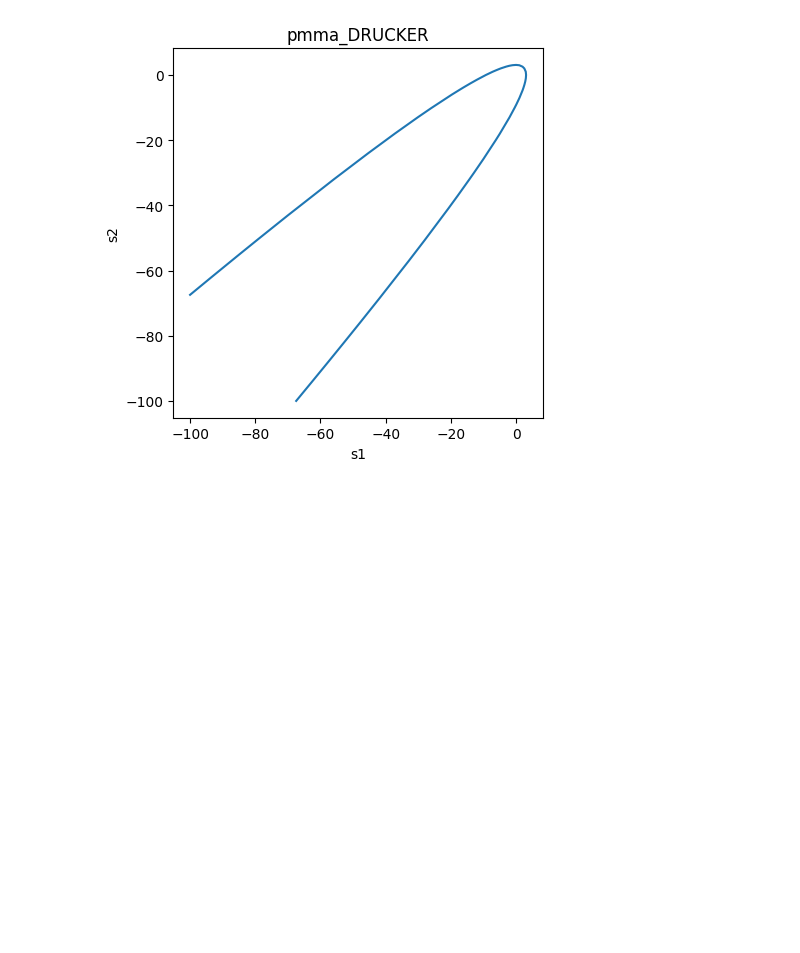
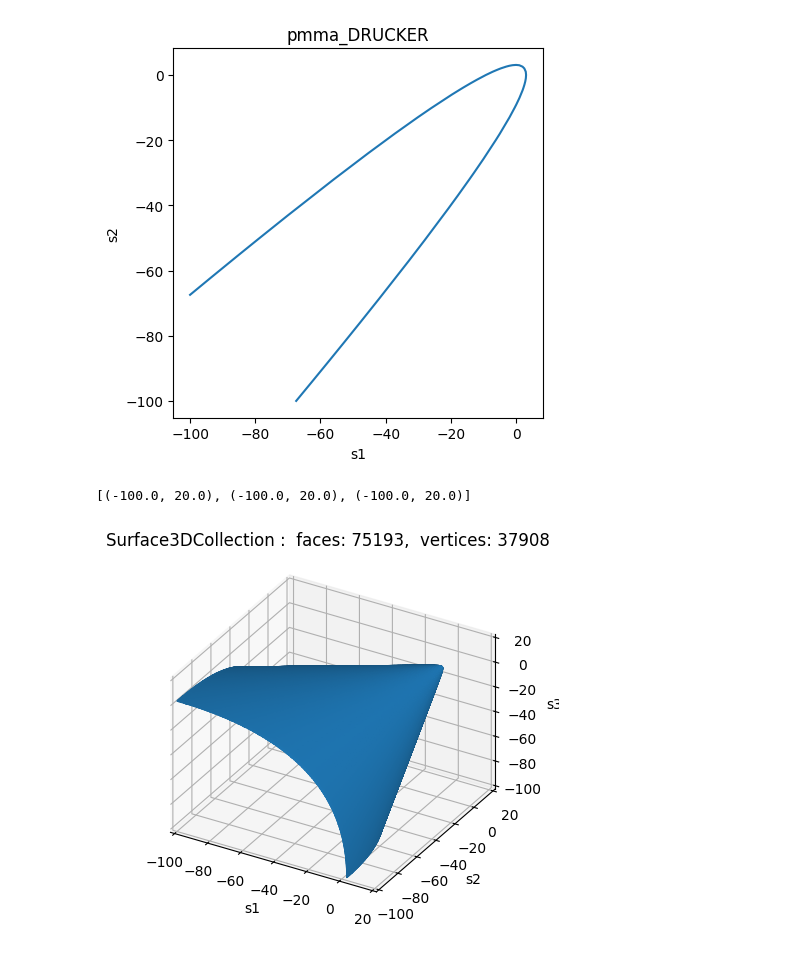
Before and after one commit to lyyc199586/cm-vis, a Jupyter notebook: examples/strength_plot.ipynb, the cells around one changed output. Drawn from its saved outputs; the diff is of its cells as text; code cells hidden in the pictures; blank space fills up the shorter version.

```diff
--- a/examples/strength_plot.ipynb
+++ b/examples/strength_plot.ipynb
@@ -26,4 +26,21 @@ surface.gen(data_dir=data_dir)
 # %% [output]
 Saved to: ../data/strength//ss_pmma_DRUCKER_props[3.08, 9.24]_srange[-100, 100, 201].npy
 [figure]
+# %%
+# 3D iso surface
+import glob
+import matplotlib.pyplot as plt
+from cm_vis.strength.plot import SurfacePlotter
+
+data_dir = "../data/strength/"
+ss = glob.glob(data_dir + "*drucker*.npy")
+
+plotter = SurfacePlotter(ss[0])
+ax = plotter.plot(alpha=0.3)
+
+minmax = [-100, 20]
+ax.set(xlim=minmax, ylim=minmax, zlim=minmax)
+# %% [output]
+[(-100.0, 20.0), (-100.0, 20.0), (-100.0, 20.0)]
+[figure, added]
 # %%
```
Also changed, not shown: parts of 1 cell of this notebook, 1 other file.
